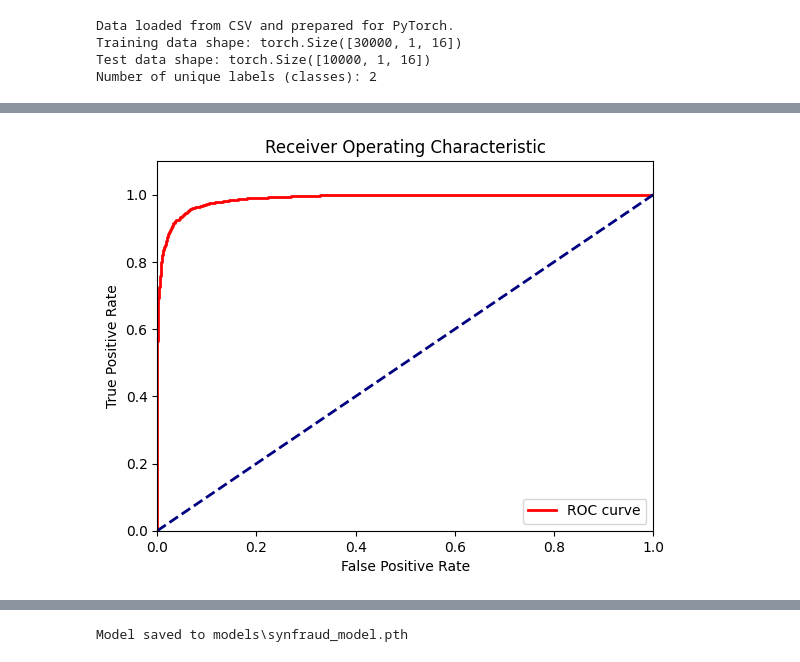
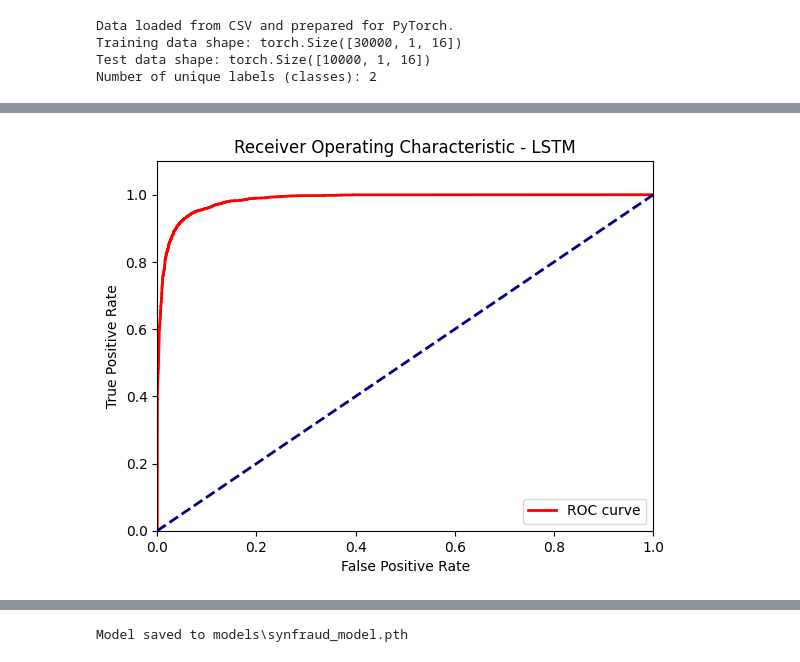
Before and after one commit to DeepLumiere/DoLphi, a Jupyter notebook: synfraud_dataset.ipynb, the cells around one changed output, grey strips where cells are left out. Cells and saved outputs as stored; diff of their text form; code cells hidden in the pictures.

```diff
--- a/synfraud_dataset.ipynb
+++ b/synfraud_dataset.ipynb
@@ -228,11 +246,12 @@ model = Net1DCNN(input_channels=input_channels, sequence_length=sequence_length,
 criterion = nn.CrossEntropyLoss()
 
 #Optimizers
-# optimizer = optim.Adam(model.parameters(), lr=0.00001)
-optimizer = optim.SGD(model.parameters(), lr=0.005, momentum=0.001)
+optimizer = optim.Adam(model.parameters(), lr=0.0001, weight_decay=1e-2)
+# optimizer = optim.SGD(model.parameters(), lr=0.002, momentum=0.001)
+# scheduler = ReduceLROnPlateau(optimizer, mode='max', factor=0.05, patience=2)
 
-num_epochs = 5
-
+num_epochs = 20
+taccuracy_1dcnn = []
 print("\nStarting model training...")
 for epoch in range(num_epochs):
     model.train()
@@ -260,6 +279,8 @@ for epoch in range(num_epochs):
             correct += (predicted == labels).sum().item()
 
     train_accuracy = 100 * correct / total
+    # scheduler.step(train_accuracy)
+    taccuracy_1dcnn.append(train_accuracy)
 
 
     print(f"Epoch [{epoch+1}/{num_epochs}], Loss: {running_loss/len(train_loader):.4f}, Train Accuracy: {train_accuracy:.2f}%")
@@ -275,10 +306,10 @@ Epoch [5/5], Loss: 0.2267, Train Accuracy: 94.92%
 Training finished.
 # %%
 class NetLSTM(nn.Module):
-    def __init__(self, input_channels, sequence_length, num_classes, hidden_size=128, dropout=0.2):
+    def __init__(self, input_channels, sequence_length, num_classes, hidden_size=32, dropout=0.2):
         super(NetLSTM, self).__init__()
         self.hidden_size = hidden_size
-        self.num_layers = 3
+        self.num_layers = 2
 
         self.lstm = nn.LSTM(input_size=input_channels, hidden_size=hidden_size,
                             num_layers=self.num_layers, batch_first=True, dropout=dropout)
@@ -303,11 +334,13 @@ model = NetLSTM (input_channels=input_channels, sequence_length=sequence_length,
 criterion = nn.CrossEntropyLoss()
 
 #Optimizers
-optimizer = optim.Adam(model.parameters(), lr=0.0008)
-# optimizer = optim.SGD(model.parameters(), lr=0.005, momentum=0.001)
+optimizer = optim.Adam(model.parameters(), lr=0.00008)
+# optimizer = optim.SGD(model.parameters(), lr=0.0045, momentum=0.001)
+scheduler = ReduceLROnPlateau(optimizer, mode='max', factor=0.05, patience=2)
 
-num_epochs = 5
 
+num_epochs = 20
+taccuracy_lstm = []
 print("\nStarting model training...")
 for epoch in range(num_epochs):
     model.train()
@@ -335,7 +368,8 @@ for epoch in range(num_epochs):
             correct += (predicted == labels).sum().item()
 
     train_accuracy = 100 * correct / total
-
+    taccuracy_lstm.append(train_accuracy)
+    scheduler.step(train_accuracy)
 
     print(f"Epoch [{epoch+1}/{num_epochs}], Loss: {running_loss/len(train_loader):.4f}, Train Accuracy: {train_accuracy:.2f}%")
 
@@ -378,11 +422,13 @@ model = NetGRU (input_channels=input_channels, sequence_length=sequence_length,
 criterion = nn.CrossEntropyLoss()
 
 #Optimizers
-optimizer = optim.Adam(model.parameters(), lr=0.0008)
+optimizer = optim.Adam(model.parameters(), lr=0.0000175)
 # optimizer = optim.SGD(model.parameters(), lr=0.005, momentum=0.001)
+scheduler = ReduceLROnPlateau(optimizer, mode='max', factor=0.05, patience=3)
 
-num_epochs = 5
+num_epochs = 20
 
+taccuracy_gru = []
 print("\nStarting model training...")
 for epoch in range(num_epochs):
     model.train()
@@ -410,6 +456,9 @@ for epoch in range(num_epochs):
             correct += (predicted == labels).sum().item()
 
     train_accuracy = 100 * correct / total
+    scheduler.step(train_accuracy)
+
+    taccuracy_gru.append(train_accuracy)
 
 
     print(f"Epoch [{epoch+1}/{num_epochs}], Loss: {running_loss/len(train_loader):.4f}, Train Accuracy: {train_accuracy:.2f}%")
@@ -476,16 +615,16 @@ plt.show()
 # %%
 fpr, tpr, thresholds = roc_curve(all_labels, all_probs[:, 1])  # Prob for class 1
 roc_auc = auc(fpr, tpr)
 
 plt.figure()
 plt.plot(fpr, tpr, color="red", lw=2, label=f"ROC curve")
 plt.plot([0, 1], [0, 1], color="navy", lw=2, linestyle="--")
 plt.xlim([0.0, 1.0])
 plt.ylim([0.0, 1.1])
 plt.xlabel("False Positive Rate")
 plt.ylabel("True Positive Rate")
-plt.title("Receiver Operating Characteristic")
+plt.title("Receiver Operating Characteristic - LSTM")
 plt.legend(loc="lower right")
 plt.show()
 # %% [output]
-[figure, old version]
+[figure, new version]
```
Also changed, not shown: parts of 14 cells of this notebook.
